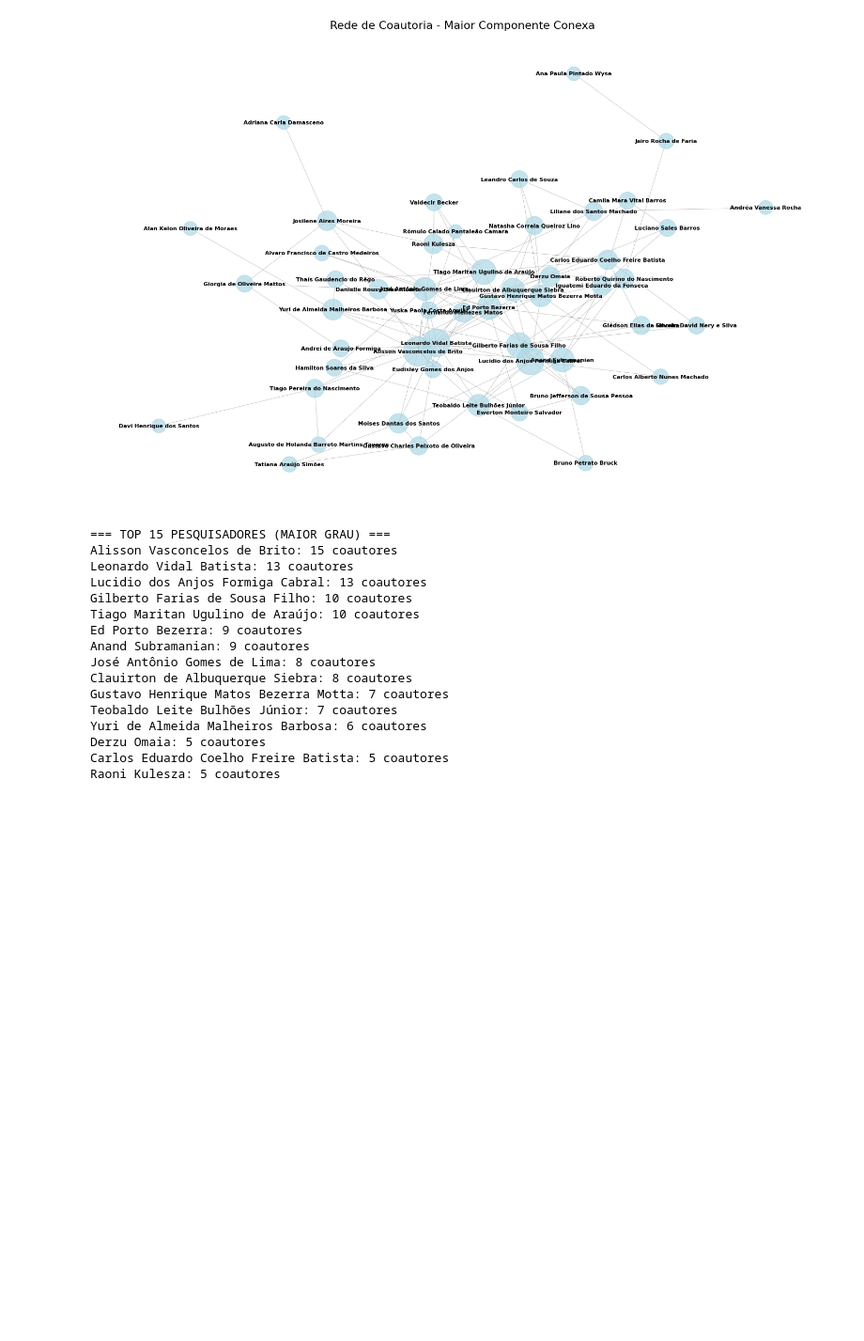
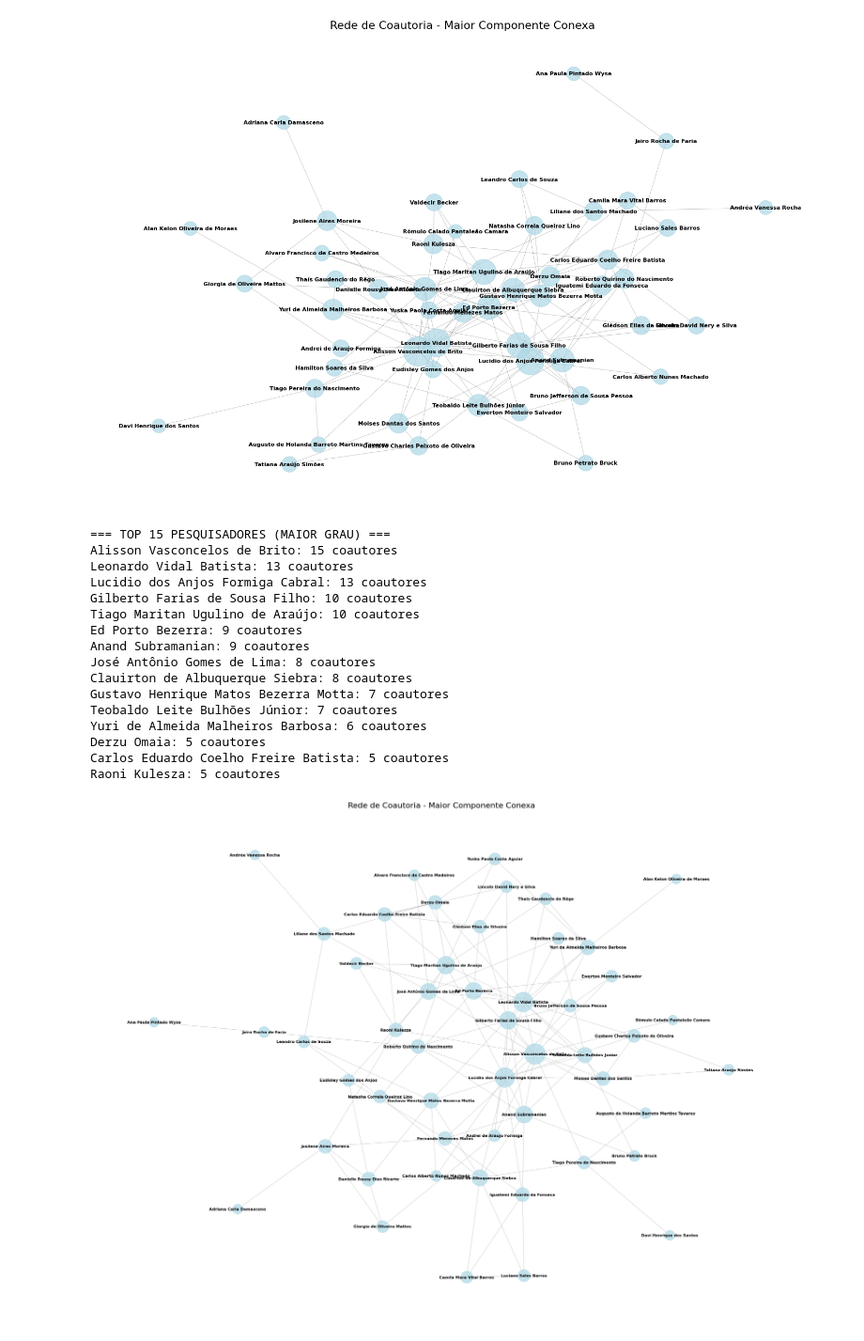
Before and after one commit to cacdia/lattes, a Jupyter notebook: notebook/analise.ipynb, the cells around one changed output. Shown at 94% size. Saved outputs shown, nothing was run; the diff lists cells and outputs as text; code cells hidden in the pictures; blank space fills up the shorter version.

Commit message:
feat: adiciona grafo sem sobreposição

```diff
--- a/notebook/analise.ipynb
+++ b/notebook/analise.ipynb
@@ -391,3 +391,26 @@ Yuri de Almeida Malheiros Barbosa: 6 coautores
 Derzu Omaia: 5 coautores
 Carlos Eduardo Coelho Freire Batista: 5 coautores
 Raoni Kulesza: 5 coautores
+# %%
+# Visualizar o grafo (maior componente)
+plt.figure(figsize=(20, 15))
+
+# Layout Kamada-Kawai: minimiza distância entre nós conectados
+pos = nx.kamada_kawai_layout(maior_componente)
+
+# Calcular tamanhos dos nós (baseado no grau)
+node_sizes = [300 + 100 * maior_componente.degree(n) for n in maior_componente.nodes()]
+
+# Desenhar
+nx.draw_networkx_nodes(
+    maior_componente, pos, node_size=node_sizes, node_color="lightblue", alpha=0.7
+)
+nx.draw_networkx_edges(maior_componente, pos, alpha=0.3, width=0.5)
+nx.draw_networkx_labels(maior_componente, pos, font_size=8, font_weight="bold")
+
+plt.title("Rede de Coautoria - Maior Componente Conexa", fontsize=16)
+plt.axis("off")
+plt.tight_layout()
+plt.show()
+# %% [output]
+[figure, added]
```
Also changed, not shown: parts of 1 cell of this notebook.
